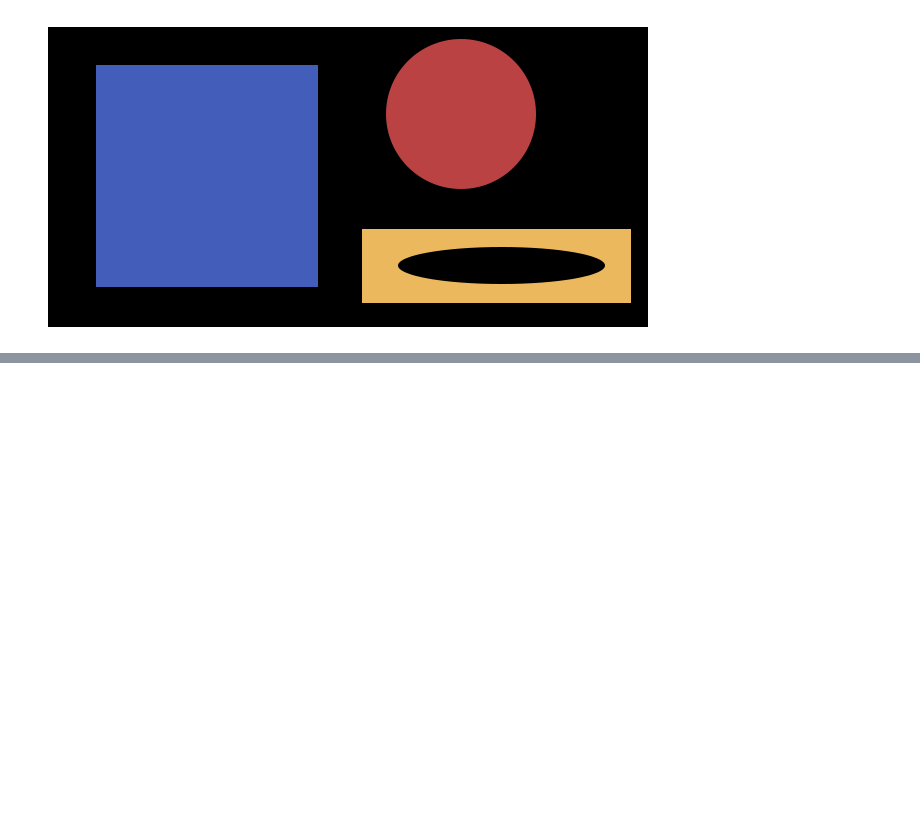
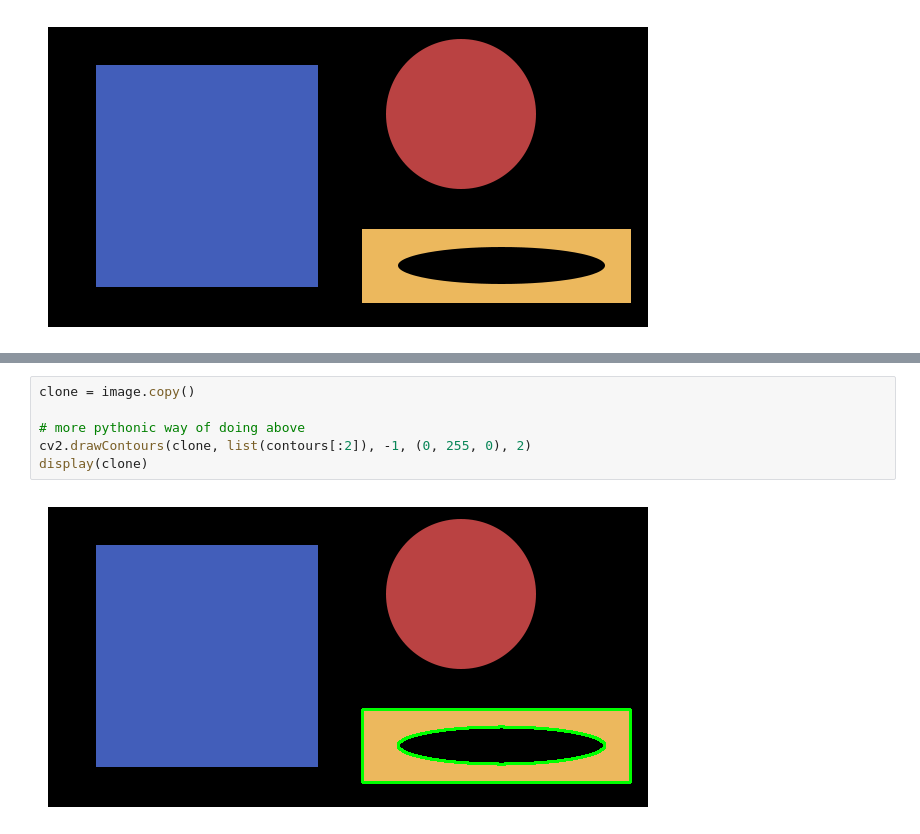
Before and after one commit to KarthikKothareddy/pisgurus, a Jupyter notebook: contours.ipynb, the cells around one changed output, grey strips where cells are left out. Saved outputs shown, nothing was run; the diff lists cells and outputs as text; blank space fills up the shorter version.

```diff
--- a/contours.ipynb
+++ b/contours.ipynb
@@ -42,0 +80,8 @@ contours = im
+# %%
+clone = image.copy()
+
+# more pythonic way of doing above
+cv2.drawContours(clone, list(contours[:2]), -1, (0, 255, 0), 2)
+display(clone)
+# %% [output]
+[figure, added]
```
Also changed, not shown: parts of 5 cells of this notebook.
